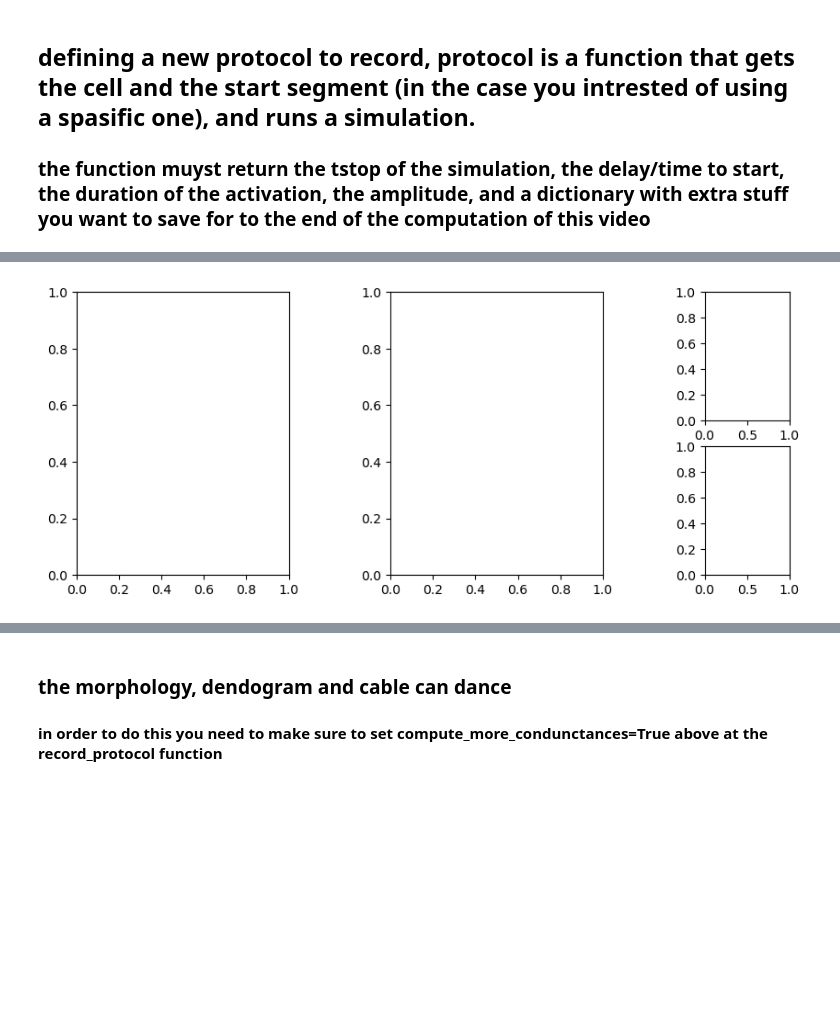
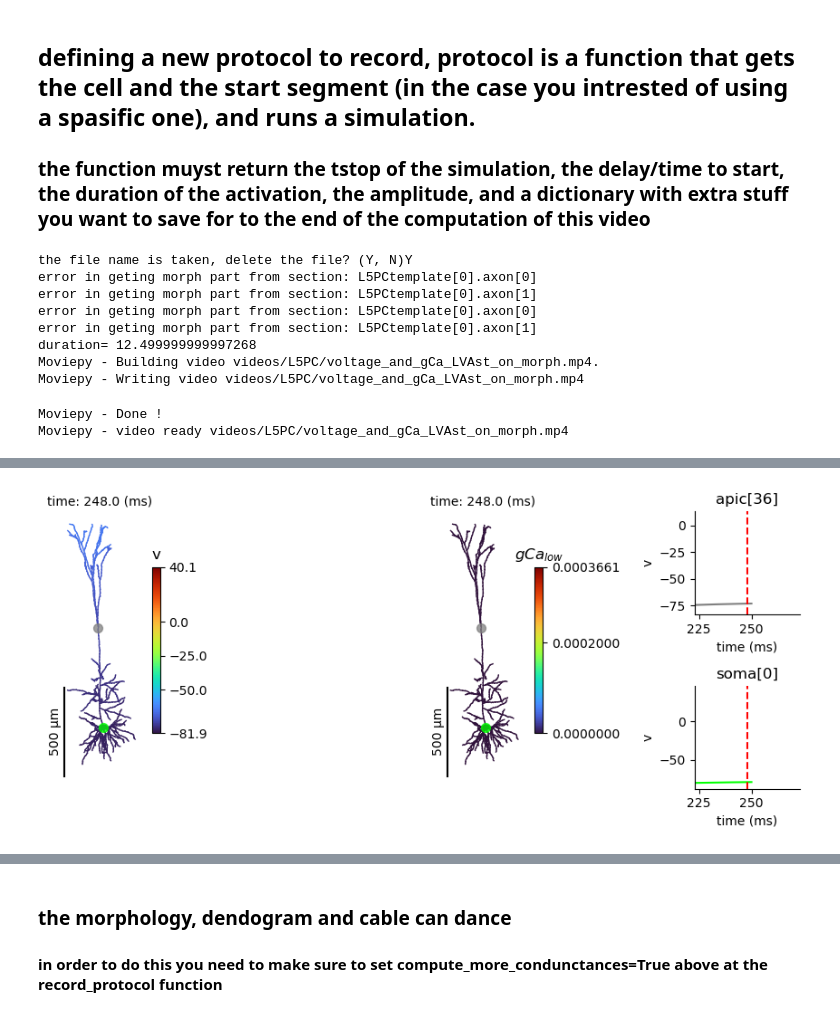
Before and after one commit to YoniLeibner/Neuron_analysis_tool, a Jupyter notebook: Neuron_analysis_tool/example-L5pc.ipynb, the cells around one changed output, grey strips where cells are left out. Cells and saved outputs as stored; diff of their text form; code cells hidden in the pictures; blank space fills up the shorter version.

```diff
--- a/Neuron_analysis_tool/example-L5pc.ipynb
+++ b/Neuron_analysis_tool/example-L5pc.ipynb
@@ -75,42 +81,62 @@ def Ca_spike_protocol(cell, start_seg):
     h.v_init = cell.soma[0].e_pas
     h.celsius = 37
     h.run()
-    return 400, {}
+    return 300, {}
 # %%
-records, extra = analyser.record_protocol(protocol=Ca_spike_protocol, record_names=['v', 'gCa_LVAst_Ca_LVAst'], compute_more_condunctances=True)
+records, extra = analyser.record_protocol(protocol=Ca_spike_protocol,
+                                          record_names=['v', 'gCa_LVAst_Ca_LVAst'],
+                                          compute_more_condunctances=True)
 # %%
 from matplotlib.gridspec import GridSpec
 fig = plt.figure(constrained_layout=True, figsize=(10, 4))
 plt.tight_layout()
 gs = GridSpec(2, 3, figure=fig, width_ratios=[1, 1, 0.4])
 ax_morph = fig.add_subplot(gs[:, 0])
 ax_morph2 = fig.add_subplot(gs[:, 1])
 ax_soma_voltage = fig.add_subplot(gs[1, 2])
 ax_hot_spot_voltage = fig.add_subplot(gs[0, 2])
 f = lambda: plt.subplots_adjust(wspace=0.6)
 f()
 
 seg_to_indicate_dict = dict()
 seg_to_indicate_dict[list(analyser.cell.soma[0])[0]] = dict(label='soma', alpha=0.75, color='lime', size=50)
 seg_to_indicate_dict[list(analyser.cell.apic[36])[-1]] = dict(label='tip', alpha=0.75, color='grey', size=50)
 
 soma_seg = list(analyser.cell.soma[0])[0]
 plot_kwargs = [
-    dict(ax=ax_morph, seg = soma_seg, records=records.all_records['v'], electrical=False, plot_type='morph', seg_to_indicate_dict=seg_to_indicate_dict,plot_color_bar=True, theta=270, scale=500),
-    dict(ax=ax_morph2, seg = soma_seg, records=records.all_records['gCa_LVAst_Ca_LVAst'], electrical=False, plot_type='morph', seg_to_indicate_dict=seg_to_indicate_dict,plot_color_bar=True, theta=270, scale=500),
-    dict(ax=ax_soma_voltage, seg = soma_seg, records=records.all_records['v'], plot_type='single_record', color='lime'),
-    dict(ax=ax_hot_spot_voltage, seg = list(analyser.cell.apic[36])[-1], records=records.all_records['v'], plot_type='single_record', color='grey'),
+    dict(ax=ax_morph, seg = soma_seg, records=records.all_records['v'], electrical=False, plot_type='morph',
+         seg_to_indicate_dict=seg_to_indicate_dict,plot_color_bar=True, theta=270, scale=500),
+
+    dict(ax=ax_morph2, seg = soma_seg, records=records.all_records['gCa_LVAst_Ca_LVAst'], electrical=False,
+         plot_type='morph', seg_to_indicate_dict=seg_to_indicate_dict,plot_color_bar=True, theta=270, scale=500,
+         bar_name='$gCa_{low}$'),
+
+    dict(ax=ax_soma_voltage, seg = soma_seg, records=records.all_records['v'], plot_type='single_record',
+         color='lime'),
+
+    dict(ax=ax_hot_spot_voltage, seg = list(analyser.cell.apic[36])[-1], records=records.all_records['v'],
+         plot_type='single_record', color='grey'),
 
               ]
 f = lambda: plt.tight_layout()
 slow_down_factor=50
 videos_folder = 'videos/L5PC/'
 video_name = 'voltage_and_gCa_LVAst_on_morph.mp4'
 os.makedirs(videos_folder, exist_ok=True)
 analyser.save_movie_from_rec(fig=fig, slow_down_factor=slow_down_factor, plot_kwargs=plot_kwargs, func_before_run=[f],
                              save_to=videos_folder, clip_name=video_name, fps=10,
-                             threads=16, preset='ultrafast')
+                             threads=16, preset='ultrafast', auto_del=False)
 video_player(Path.cwd(), videos_folder+video_name)
 # %% [output]
+the file name is taken, delete the file? (Y, N)Y
+error in geting morph part from section: L5PCtemplate[0].axon[0]
+error in geting morph part from section: L5PCtemplate[0].axon[1]
+error in geting morph part from section: L5PCtemplate[0].axon[0]
+error in geting morph part from section: L5PCtemplate[0].axon[1]
+duration= 12.499999999997268
+Moviepy - Building video videos/L5PC/voltage_and_gCa_LVAst_on_morph.mp4.
+Moviepy - Writing video videos/L5PC/voltage_and_gCa_LVAst_on_morph.mp4
+Moviepy - Done !
+Moviepy - video ready videos/L5PC/voltage_and_gCa_LVAst_on_morph.mp4
 [interactive output not drawn]
-[figure, old version]
+[figure, new version]
```
Also changed, not shown: parts of 35 cells of this notebook, 32 other files.
